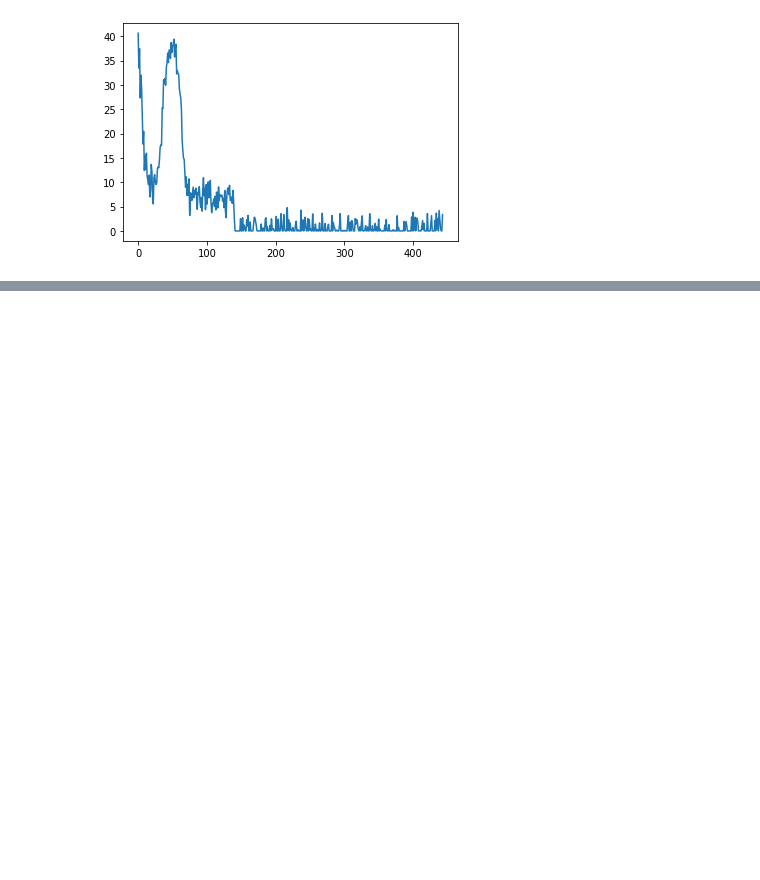
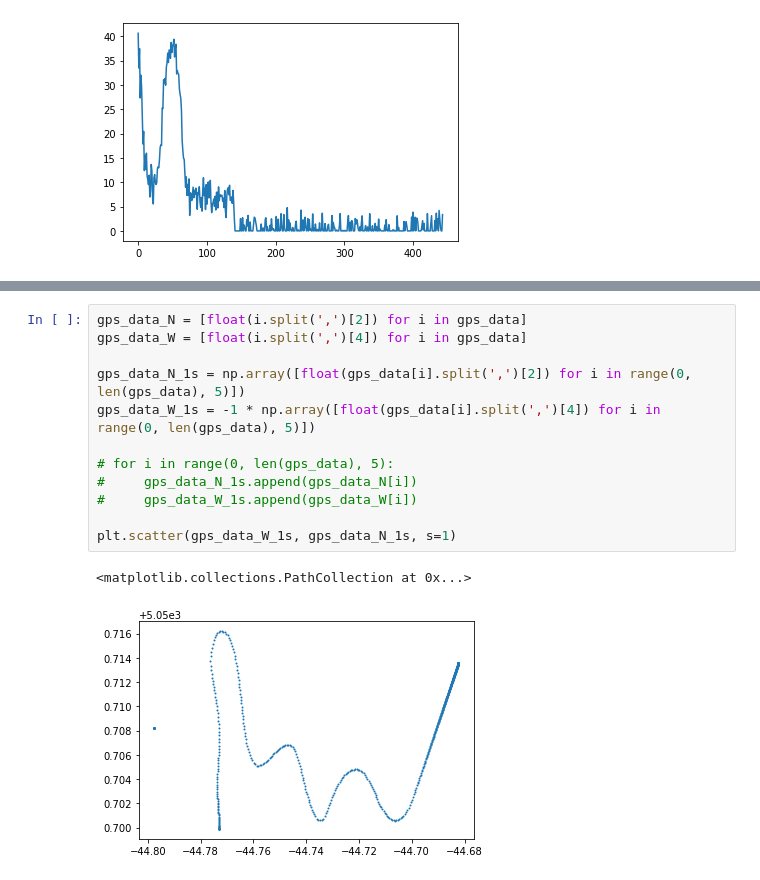
Before and after one commit to LeonY117/MAChallenge_4, a Jupyter notebook: Challenge4.ipynb, the cells around one changed output, grey strips where cells are left out. Drawn from its saved outputs; the diff is of its cells as text; blank space fills up the shorter version.

```diff
--- a/Challenge4.ipynb
+++ b/Challenge4.ipynb
@@ -89,0 +86,15 @@ print(std)
+# %%
+gps_data_N = [float(i.split(',')[2]) for i in gps_data]
+gps_data_W = [float(i.split(',')[4]) for i in gps_data]
+
+gps_data_N_1s = np.array([float(gps_data[i].split(',')[2]) for i in range(0, len(gps_data), 5)])
+gps_data_W_1s = -1 * np.array([float(gps_data[i].split(',')[4]) for i in range(0, len(gps_data), 5)])
+
+# for i in range(0, len(gps_data), 5):
+#     gps_data_N_1s.append(gps_data_N[i])
+#     gps_data_W_1s.append(gps_data_W[i])
+
+plt.scatter(gps_data_W_1s, gps_data_N_1s, s=1)
+# %% [output]
+<matplotlib.collections.PathCollection at 0x...>
+[figure, added]
```
Also changed, not shown: parts of 7 cells of this notebook.
